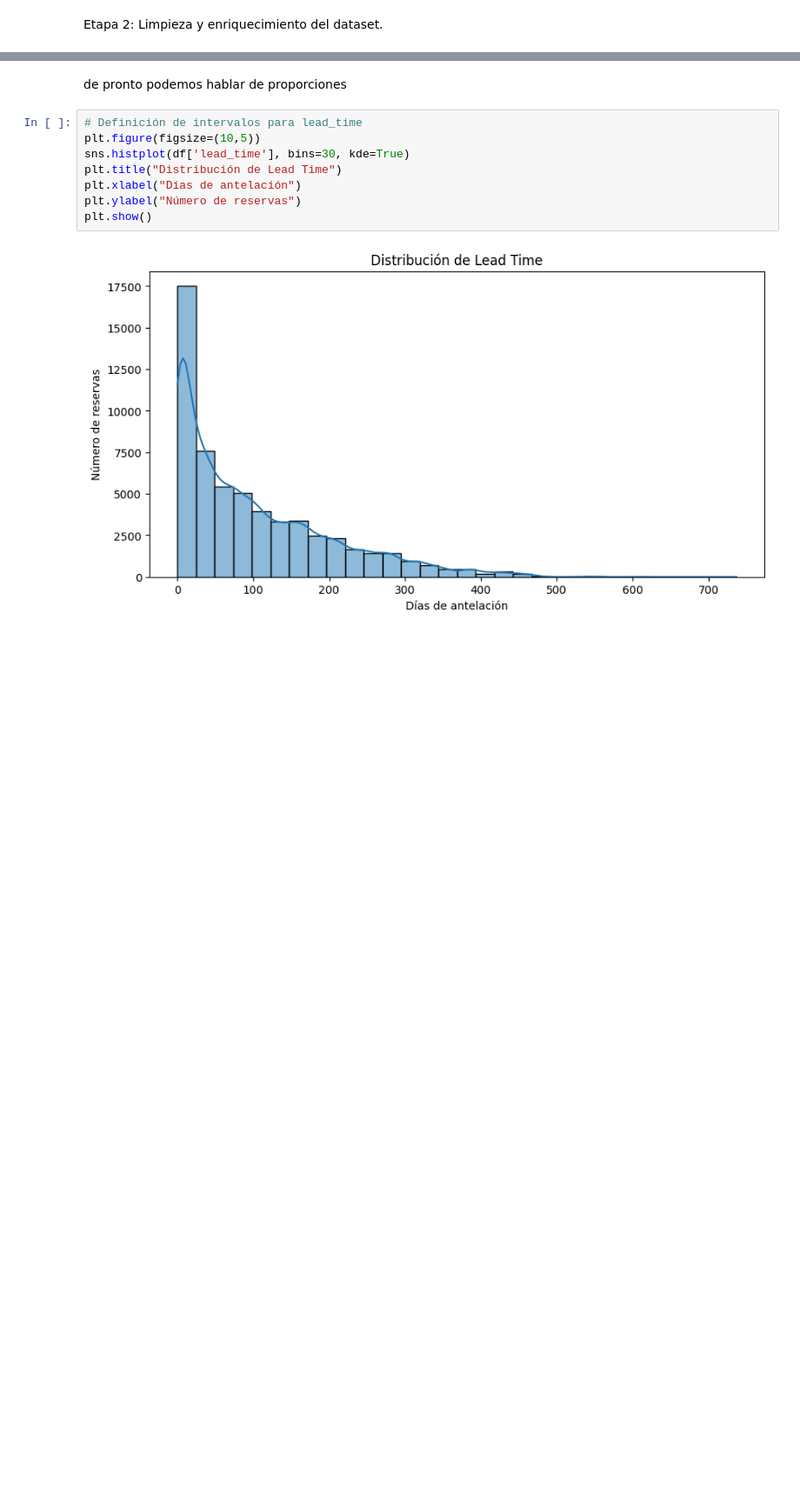
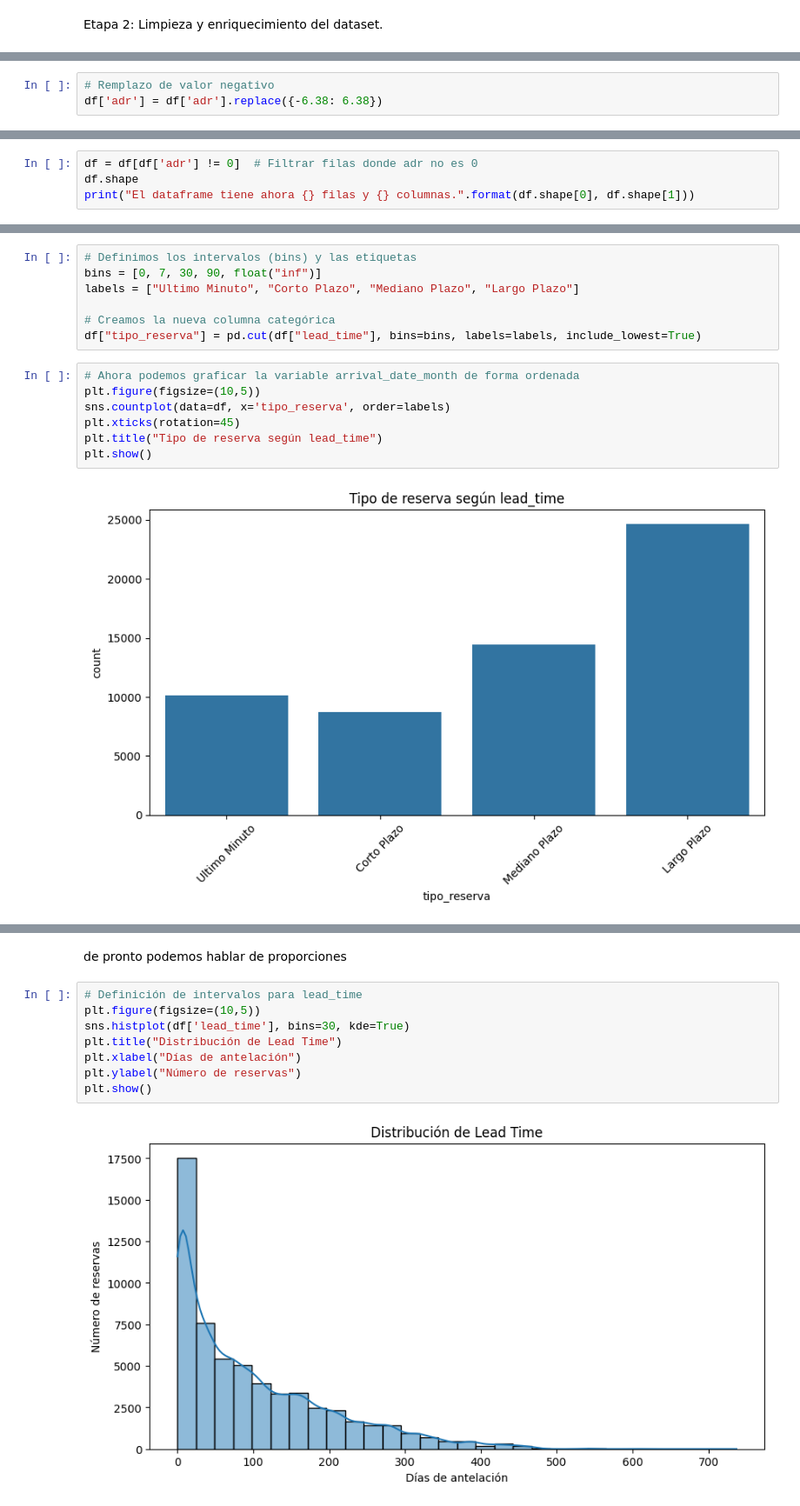
Before and after one commit to Traintain/MINE4101-Taller1, a Jupyter notebook: taller_1.ipynb, the cells around one changed output, grey strips where cells are left out. Shown at 87% size. Saved outputs shown, nothing was run; the diff lists cells and outputs as text; blank space fills up the shorter version.

```diff
--- a/taller_1.ipynb
+++ b/taller_1.ipynb
@@ -109,0 +123,3 @@ plt.show()
+# %%
+# Remplazo de valor negativo
+df['adr'] = df['adr'].replace({-6.38: 6.38})
@@ -109,0 +144,4 @@ plt.show()
+# %%
+df = df[df['adr'] != 0]  # Filtrar filas donde adr no es 0
+df.shape
+print("El dataframe tiene ahora {} filas y {} columnas.".format(df.shape[0], df.shape[1]))
@@ -109,0 +173,16 @@ plt.show()
+# %%
+# Definimos los intervalos (bins) y las etiquetas
+bins = [0, 7, 30, 90, float("inf")]
+labels = ["Ultimo Minuto", "Corto Plazo", "Mediano Plazo", "Largo Plazo"]
+
+# Creamos la nueva columna categórica
+df["tipo_reserva"] = pd.cut(df["lead_time"], bins=bins, labels=labels, include_lowest=True)
+# %%
+# Ahora podemos graficar la variable arrival_date_month de forma ordenada
+plt.figure(figsize=(10,5))
+sns.countplot(data=df, x='tipo_reserva', order=labels)
+plt.xticks(rotation=45)
+plt.title("Tipo de reserva según lead_time")
+plt.show()
+# %% [output]
+[figure, added]
```
Also changed, not shown: parts of 18 cells of this notebook.
